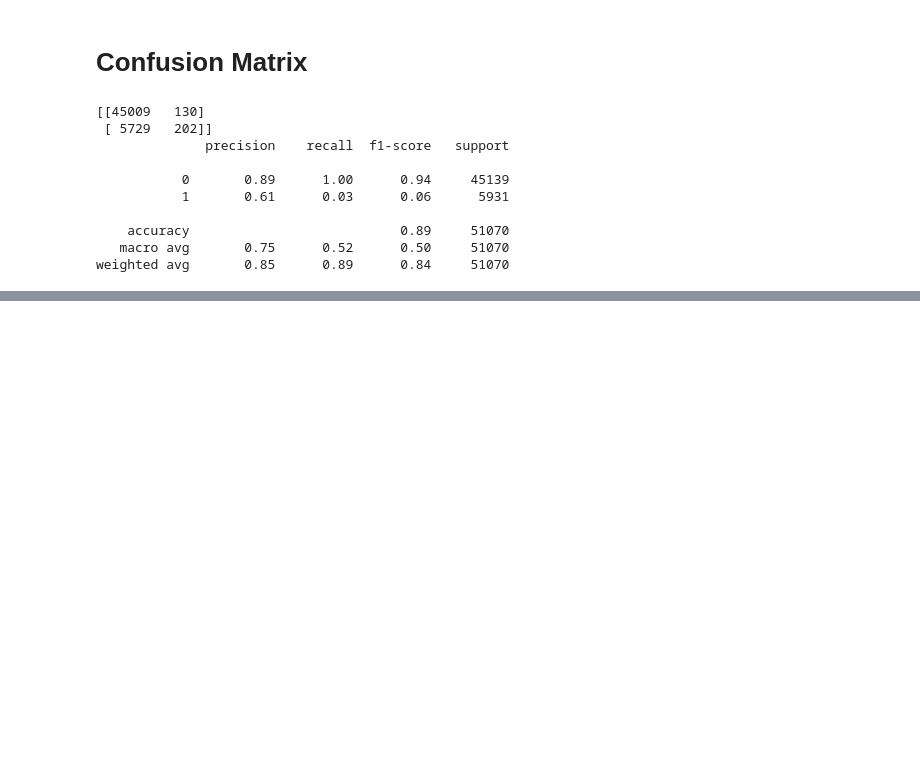
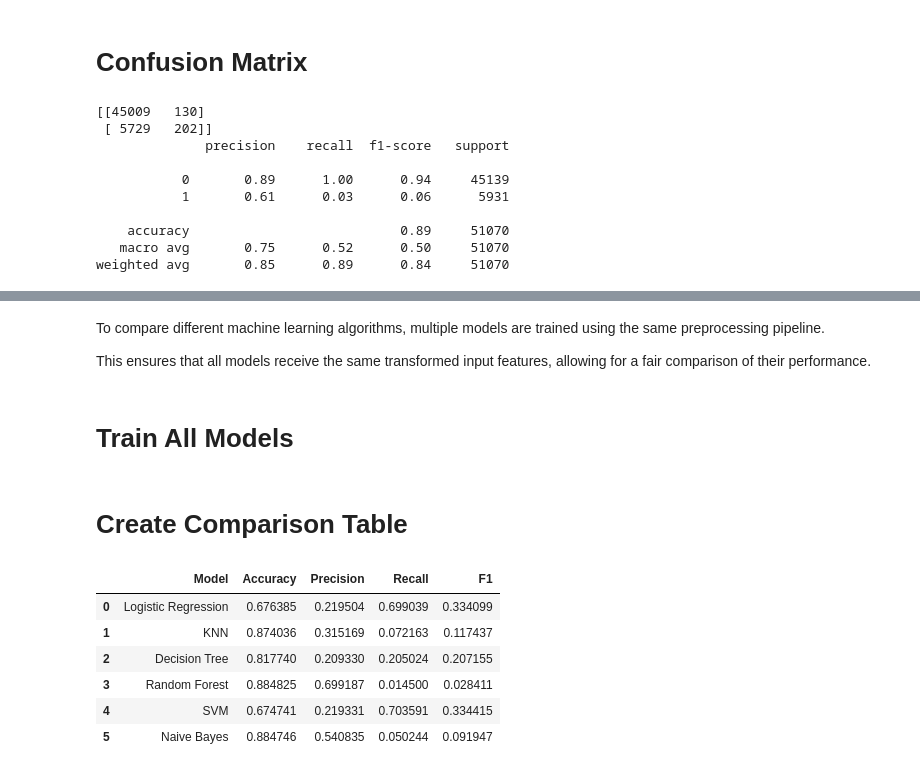
Before and after one commit to AromalDileep/traditional_ml, a Jupyter notebook: notebooks/15_end_to_end_project.ipynb, the cells around one changed output, grey strips where cells are left out. Saved outputs shown, nothing was run; the diff lists cells and outputs as text; code cells hidden in the pictures; blank space fills up the shorter version.

```diff
--- a/notebooks/15_end_to_end_project.ipynb
+++ b/notebooks/15_end_to_end_project.ipynb
@@ -314,0 +510,59 @@ weighted avg       0.85      0.89      0.84     51070
+# %%
+models = {
+    "Logistic Regression": LogisticRegression(max_iter=1000, class_weight="balanced"),
+    "KNN": KNeighborsClassifier(),
+    "Decision Tree": DecisionTreeClassifier(class_weight="balanced",random_state=42),
+    "Random Forest": RandomForestClassifier(
+        n_estimators=200,
+        class_weight="balanced_subsample",
+        random_state=42,
+        n_jobs=-1
+    ),
+    "SVM": LinearSVC(class_weight="balanced"),
+    "Naive Bayes":GaussianNB()
+}
+# %% [markdown]
+To compare different machine learning algorithms, multiple models are trained using the same preprocessing pipeline.
+
+This ensures that all models receive the same transformed input features, allowing for a fair comparison of their performance.
+# %% [markdown]
+# Train All Models
+# %%
+results = []
+
+for name, model in models.items():
+
+    pipeline = Pipeline([
+        ("preprocessor", preprocessor),
+        ("model", model)
+    ])
+
+    pipeline.fit(X_train, y_train)
+
+    y_pred = pipeline.predict(X_test)
+
+    acc = accuracy_score(y_test, y_pred)
+    prec = precision_score(y_test, y_pred)
+    rec = recall_score(y_test, y_pred)
+    f1 = f1_score(y_test, y_pred)
+
+    results.append([name, acc, prec, rec, f1])
+# %% [markdown]
+# Create Comparison Table
+# %%
+import pandas as pd
+
+results_df = pd.DataFrame(
+    results,
+    columns=["Model", "Accuracy", "Precision", "Recall", "F1"]
+)
+
+results_df
+# %% [output]
+|  | Model | Accuracy | Precision | Recall | F1 |
+| 0 | Logistic Regression | 0.676385 | 0.219504 | 0.699039 | 0.334099 |
+| 1 | KNN | 0.874036 | 0.315169 | 0.072163 | 0.117437 |
+| 2 | Decision Tree | 0.817740 | 0.209330 | 0.205024 | 0.207155 |
+| 3 | Random Forest | 0.884825 | 0.699187 | 0.014500 | 0.028411 |
+| 4 | SVM | 0.674741 | 0.219331 | 0.703591 | 0.334415 |
+| 5 | Naive Bayes | 0.884746 | 0.540835 | 0.050244 | 0.091947 |
```
Also changed, not shown: parts of 29 cells of this notebook.
